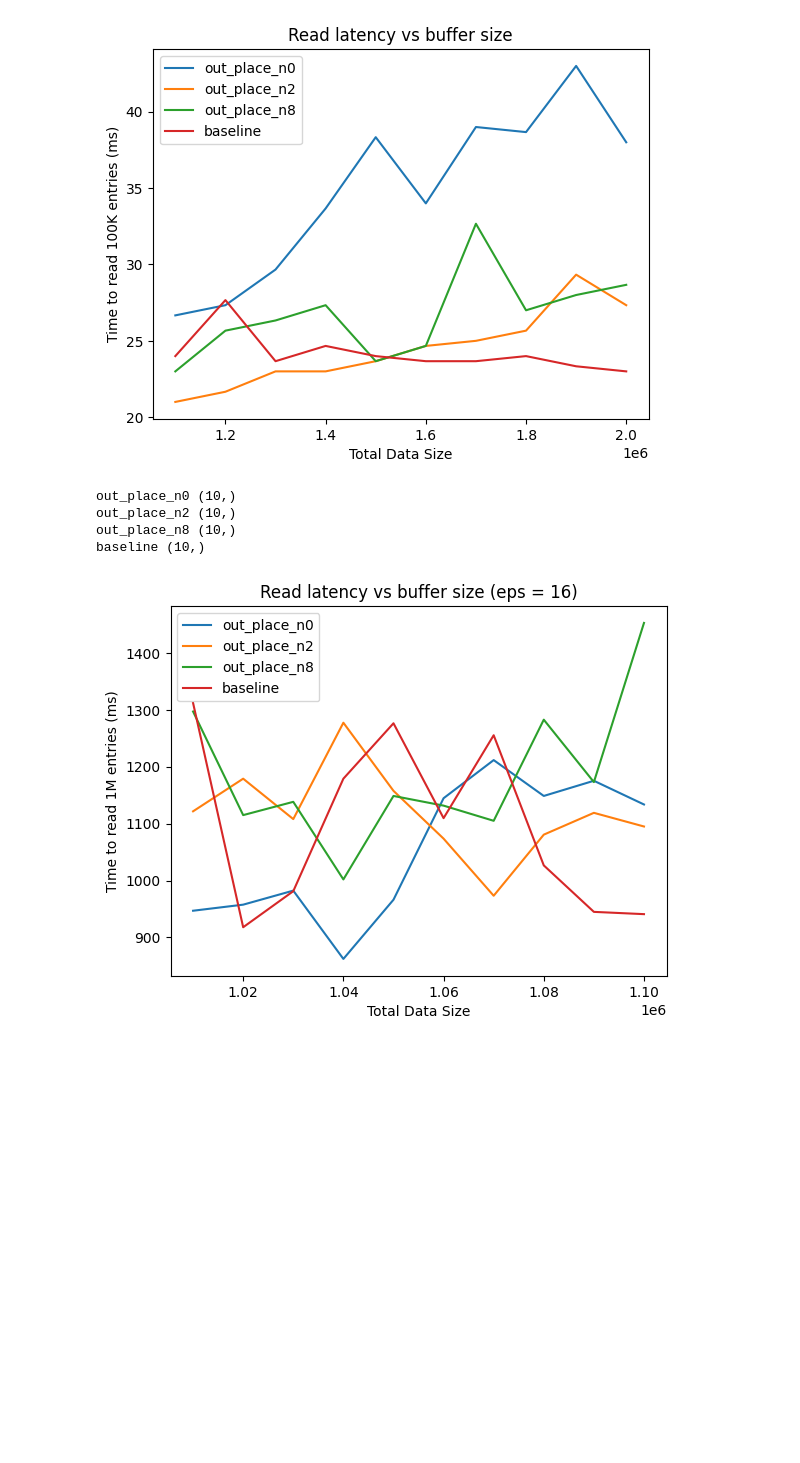
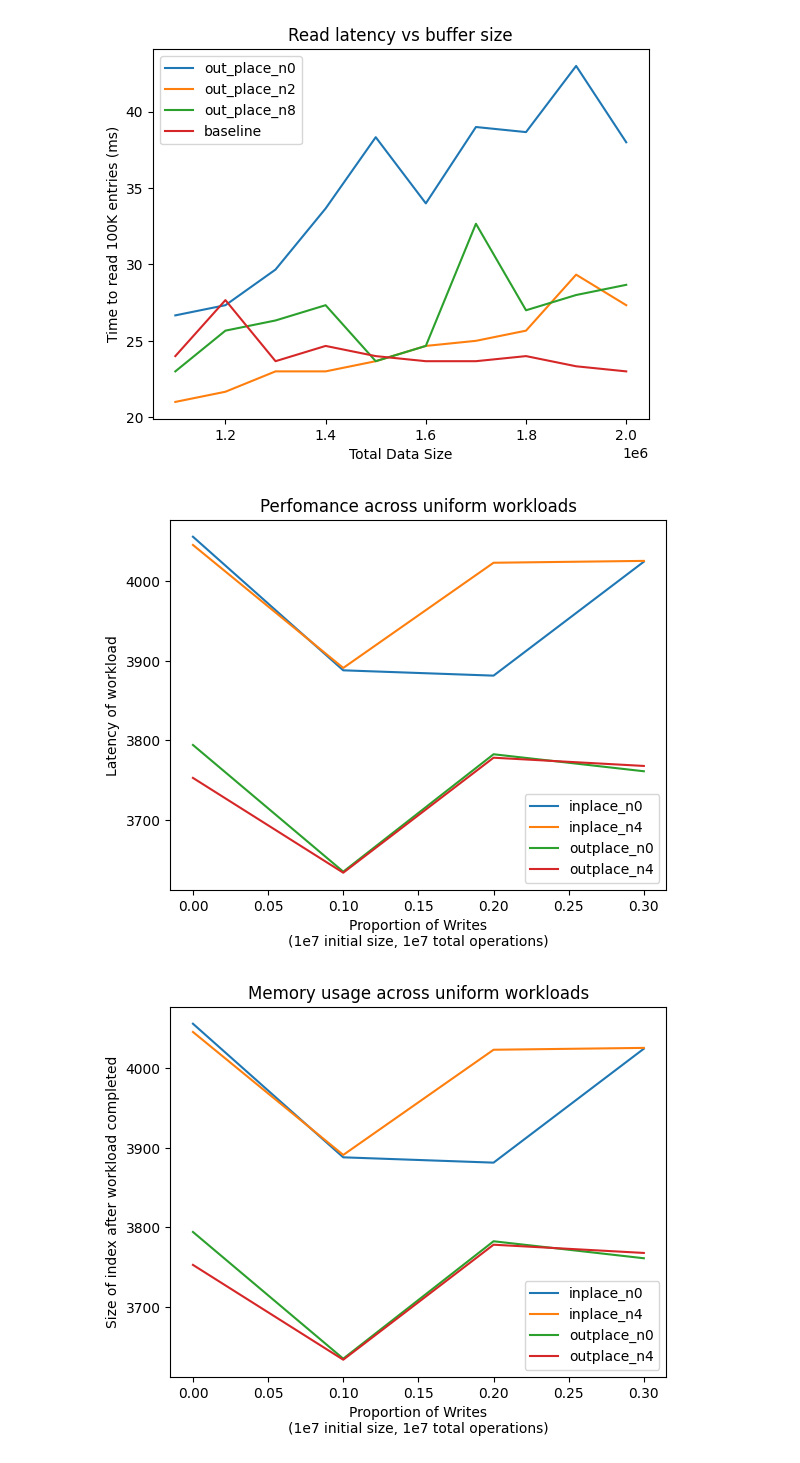
Before and after one commit to mfpekala/Limousine-COOP-Writes, a Jupyter notebook: Playground/results/refast/analysis.ipynb, the cells around one changed output. Cells and saved outputs as stored; diff of their text form; code cells hidden in the pictures; blank space fills up the shorter version.

Commit message:
uniform progress

```diff
--- a/Playground/results/refast/analysis.ipynb
+++ b/Playground/results/refast/analysis.ipynb
@@ -28,28 +28,34 @@ out_place_n2 (10,)
 out_place_n8 (10,)
 baseline (10,)
 [figure]
-# %%
-# Results of the inserts_vs_index_power experiment
-
-rlatency_smeps_df = pd.read_csv("time/inserts_vs_rlatency_smalleps.csv")
-
-xs = list(rlatency_smeps_df["data_size"].unique())
-names = list(rlatency_smeps_df["name"].unique())
-ymap = {}
-for name in names:
-    ymap[name] = np.array(rlatency_smeps_df[rlatency_smeps_df["name"] == name].groupby("data_size").mean(numeric_only=True).sort_values(by="data_size")["time"])
-
-for name in names:
-    print(name, ymap[name].shape)
-    plt.plot(xs, ymap[name], label=name)
-plt.xlabel("Total Data Size")
-plt.ylabel("Time to read 1M entries (ms)")
-plt.title("Read latency vs buffer size (eps = 16)")
-plt.legend()
-plt.show()
-# %% [output]
-out_place_n0 (10,)
-out_place_n2 (10,)
-out_place_n8 (10,)
-baseline (10,)
-[figure, removed]
+# %%
+# Results of the workload experiment
+
+uwork_df = pd.read_csv("workloads_uniform.csv")
+
+xs = list(uwork_df["write_prop"].unique())
+names = list(uwork_df["name"].unique())
+time_map = {}
+size_map = {}
+for name in names:
+    time_map[name] = np.array(uwork_df[uwork_df["name"] == name].groupby("write_prop").mean(numeric_only=True).sort_values(by="write_prop")["time"])
+    size_map[name] = np.array(uwork_df[uwork_df["name"] == name].groupby("write_prop").mean(numeric_only=True).sort_values(by="write_prop")["size"])
+
+for name in names:
+    plt.plot(xs, time_map[name], label=name)
+plt.xlabel("Proportion of Writes\n(1e7 initial size, 1e7 total operations)")
+plt.ylabel("Latency of workload")
+plt.title("Perfomance across uniform workloads")
+plt.legend()
+plt.show()
+
+for name in names:
+    plt.plot(xs, size_map[name], label=name)
+plt.xlabel("Proportion of Writes\n(1e7 initial size, 1e7 total operations)")
+plt.ylabel("Size of index after workload completed")
+plt.title("Memory usage across uniform workloads")
+plt.legend()
+plt.show()
+# %% [output]
+[figure, added]
+[figure, added]
```
Also changed, not shown: 24 other files.
